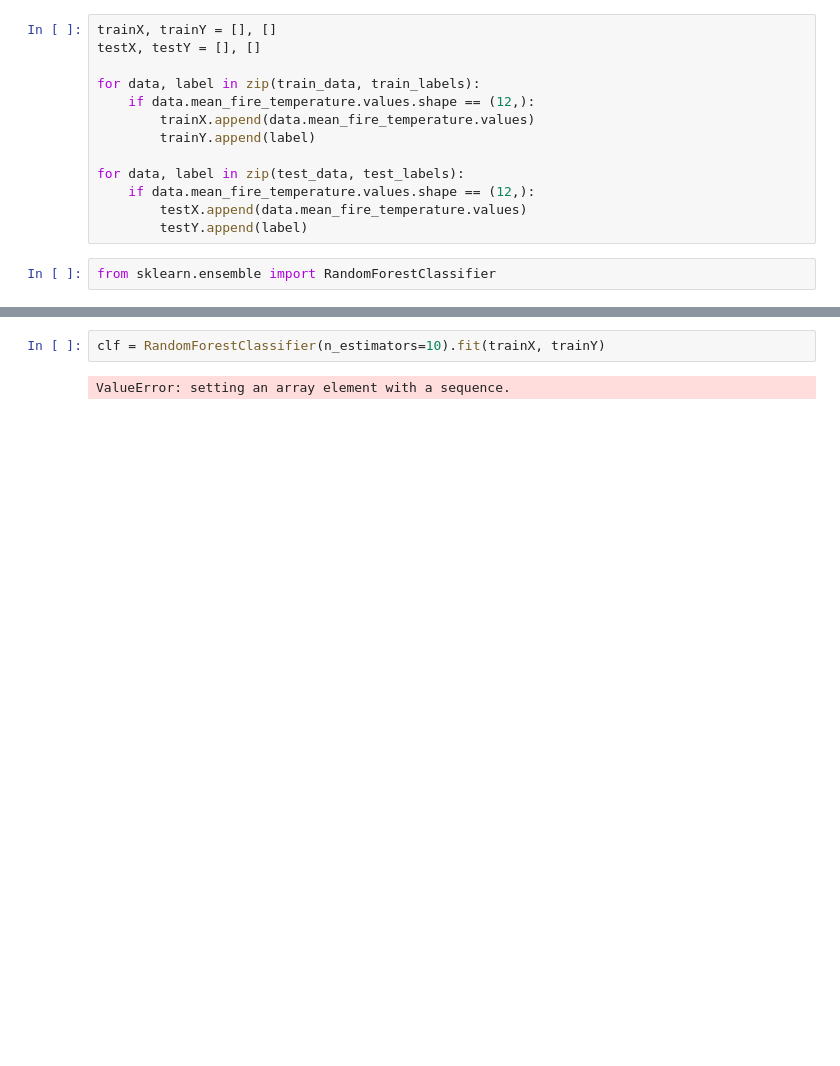
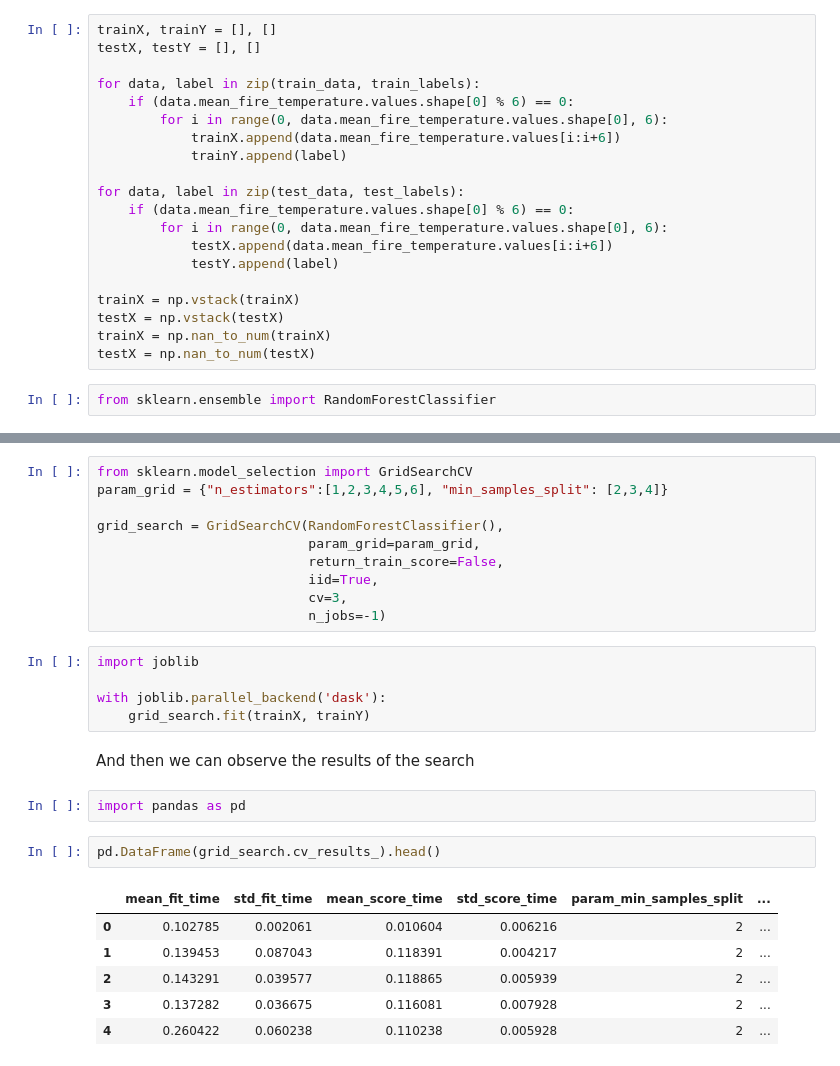
Before and after one commit to jamesredd/case, a Jupyter notebook: case.ipynb, the cells around one changed output, grey strips where cells are left out. Drawn from its saved outputs; the diff is of its cells as text; blank space fills up the shorter version.

Commit message:
finished with grid search

```diff
--- a/case.ipynb
+++ b/case.ipynb
@@ -196,13 +218,20 @@ trainX, trainY = [], []
 testX, testY = [], []
 
 for data, label in zip(train_data, train_labels):
-    if data.mean_fire_temperature.values.shape == (12,):
-        trainX.append(data.mean_fire_temperature.values)
-        trainY.append(label)
+    if (data.mean_fire_temperature.values.shape[0] % 6) == 0:
+        for i in range(0, data.mean_fire_temperature.values.shape[0], 6):
+            trainX.append(data.mean_fire_temperature.values[i:i+6])
+            trainY.append(label)
 
 for data, label in zip(test_data, test_labels):
-    if data.mean_fire_temperature.values.shape == (12,):
-        testX.append(data.mean_fire_temperature.values)
-        testY.append(label)
+    if (data.mean_fire_temperature.values.shape[0] % 6) == 0:
+        for i in range(0, data.mean_fire_temperature.values.shape[0], 6):
+            testX.append(data.mean_fire_temperature.values[i:i+6])
+            testY.append(label)
+
+trainX = np.vstack(trainX)
+testX = np.vstack(testX)
+trainX = np.nan_to_num(trainX)
+testX = np.nan_to_num(testX)
 # %%
 from sklearn.ensemble import RandomForestClassifier
@@ -219,4 +269,28 @@ np.vstack(trainX).shape
-# %%
-clf = RandomForestClassifier(n_estimators=10).fit(trainX, trainY)
-# %% [output]
-ValueError: setting an array element with a sequence.
+# %%
+from sklearn.model_selection import GridSearchCV
+param_grid = {"n_estimators":[1,2,3,4,5,6], "min_samples_split": [2,3,4]}
+
+grid_search = GridSearchCV(RandomForestClassifier(),
+                           param_grid=param_grid,
+                           return_train_score=False,
+                           iid=True,
+                           cv=3,
+                           n_jobs=-1)
+# %%
+import joblib
+
+with joblib.parallel_backend('dask'):
+    grid_search.fit(trainX, trainY)
+# %% [markdown]
+And then we can observe the results of the search
+# %%
+import pandas as pd
+# %%
+pd.DataFrame(grid_search.cv_results_).head()
+# %% [output]
+|  | mean_fit_time | std_fit_time | mean_score_time | std_score_time | param_min_samples_split | ... |
+| 0 | 0.102785 | 0.002061 | 0.010604 | 0.006216 | 2 | ... |
+| 1 | 0.139453 | 0.087043 | 0.118391 | 0.004217 | 2 | ... |
+| 2 | 0.143291 | 0.039577 | 0.118865 | 0.005939 | 2 | ... |
+| 3 | 0.137282 | 0.036675 | 0.116081 | 0.007928 | 2 | ... |
+| 4 | 0.260422 | 0.060238 | 0.110238 | 0.005928 | 2 | ... |
```
Also changed, not shown: parts of 15 cells of this notebook.
